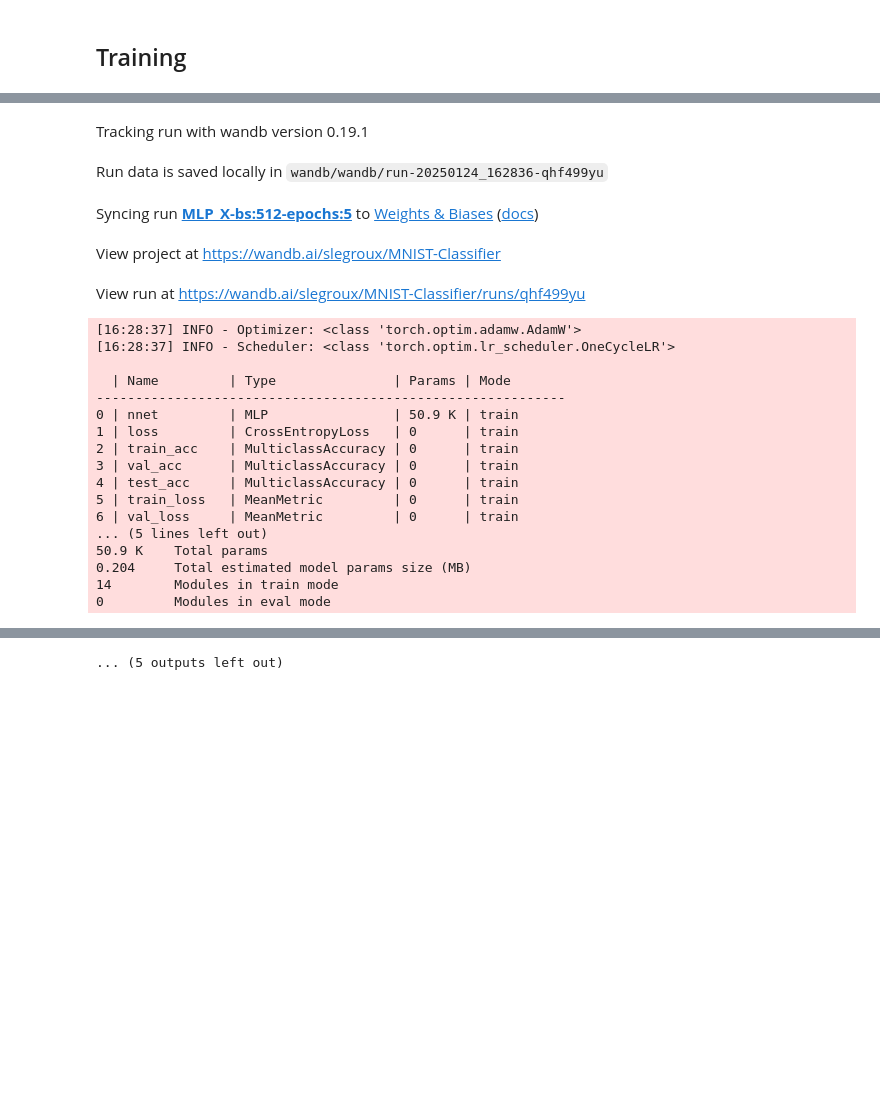
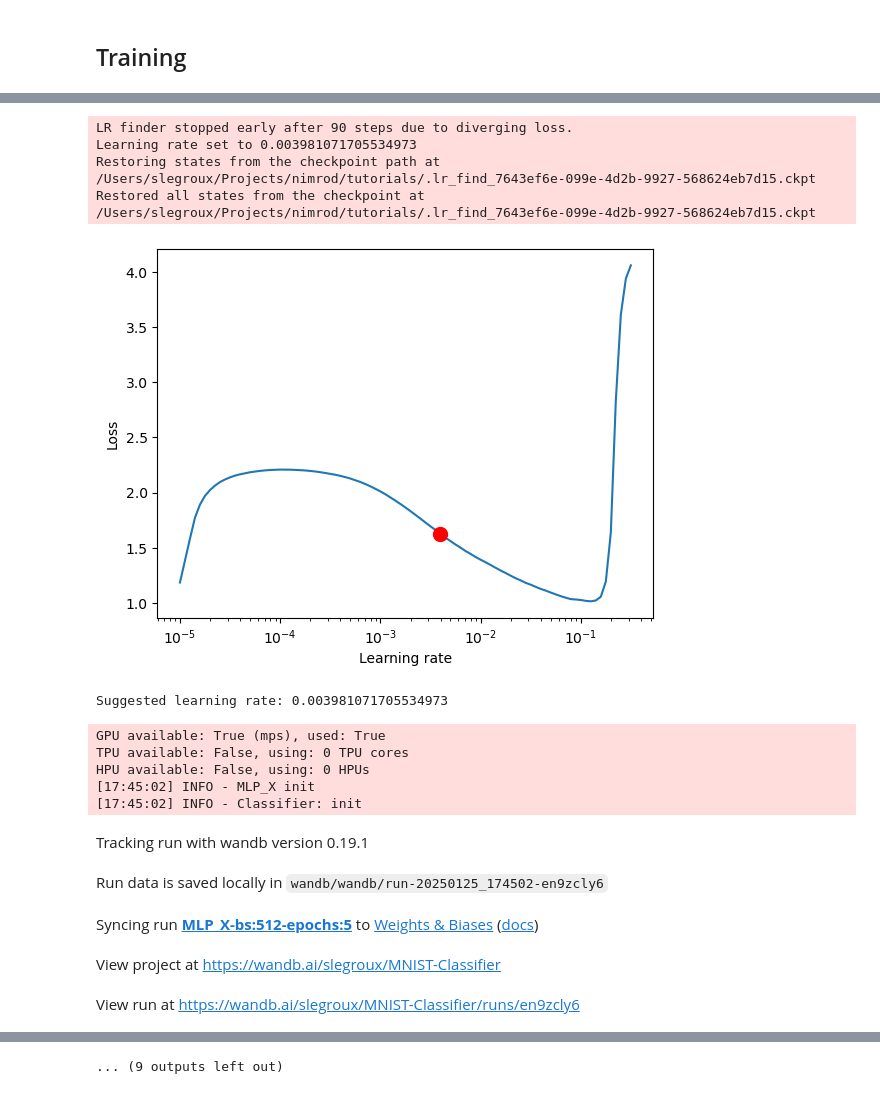
Before and after one commit to slegroux/nimrod, a Jupyter notebook: tutorials/mlp.ipynb, the cells around one changed output, grey strips where cells are left out. Drawn from its saved outputs; the diff is of its cells as text; code cells hidden in the pictures; blank space fills up the shorter version.

```diff
--- a/tutorials/mlp.ipynb
+++ b/tutorials/mlp.ipynb
@@ -60,7 +60,7 @@ transforms:
 # SETUP
 
 N_EPOCHS = 5
-do_lr_finder = False
+do_lr_finder = True
 
 cfg_model = OmegaConf.load('../config/model/image/mlpx.yaml')
 cfg_model.nnet.n_in = dm.dim[0] * dm.dim[1]
@@ -98,22 +103,16 @@ HPU available: False, using: 0 HPUs
+LR finder stopped early after 90 steps due to diverging loss.
+Learning rate set to 0.003981071705534973
+Restoring states from the checkpoint path at /Users/slegroux/Projects/nimrod/tutorials/.lr_find_7643ef6e-099e-4d2b-9927-568624eb7d15.ckpt
+Restored all states from the checkpoint at /Users/slegroux/Projects/nimrod/tutorials/.lr_find_7643ef6e-099e-4d2b-9927-568624eb7d15.ckpt
+[figure, added]
+Suggested learning rate: 0.003981071705534973
+GPU available: True (mps), used: True
+TPU available: False, using: 0 TPU cores
+HPU available: False, using: 0 HPUs
+[17:45:02] INFO - MLP_X init
+[17:45:02] INFO - Classifier: init
 Tracking run with wandb version 0.19.1
-Run data is saved locally in wandb/wandb/run-20250124_162836-qhf499yu
+Run data is saved locally in wandb/wandb/run-20250125_174502-en9zcly6
 Syncing run MLP_X-bs:512-epochs:5 to Weights & Biases (docs)
 View project at https://wandb.ai/slegroux/MNIST-Classifier
-View run at https://wandb.ai/slegroux/MNIST-Classifier/runs/qhf499yu
+View run at https://wandb.ai/slegroux/MNIST-Classifier/runs/en9zcly6
-[16:28:37] INFO - Optimizer: <class 'torch.optim.adamw.AdamW'>
-[16:28:37] INFO - Scheduler: <class 'torch.optim.lr_scheduler.OneCycleLR'>
-
-  | Name         | Type               | Params | Mode
-------------------------------------------------------------
-0 | nnet         | MLP                | 50.9 K | train
-1 | loss         | CrossEntropyLoss   | 0      | train
-2 | train_acc    | MulticlassAccuracy | 0      | train
-3 | val_acc      | MulticlassAccuracy | 0      | train
-4 | test_acc     | MulticlassAccuracy | 0      | train
-5 | train_loss   | MeanMetric         | 0      | train
-6 | val_loss     | MeanMetric         | 0      | train
-... (5 lines left out)
-50.9 K    Total params
-0.204     Total estimated model params size (MB)
-14        Modules in train mode
-0         Modules in eval mode
@@ -132 +138 @@ Run history:
-... (5 outputs left out)
+... (9 outputs left out)
```
Also changed, not shown: parts of 1 cell of this notebook, 11 other files.
